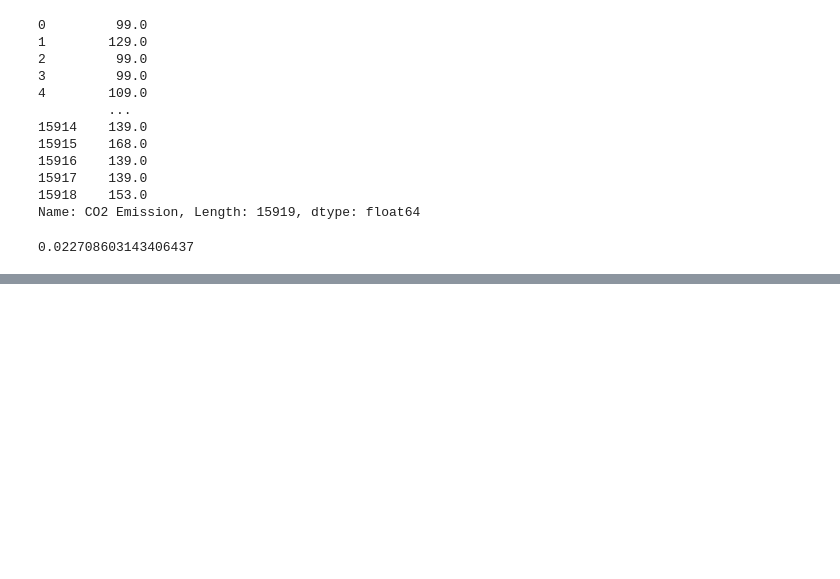
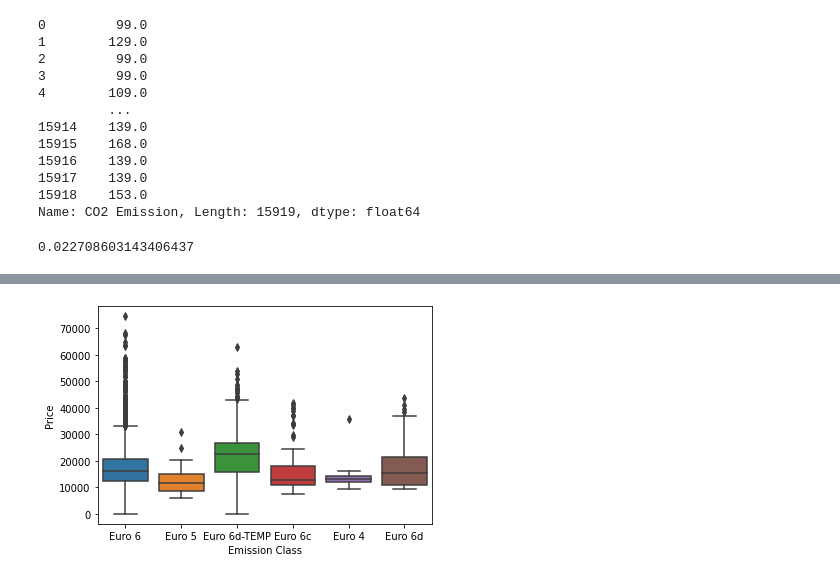
Before and after one commit to gulakkoc/My_Portfolio_Projects, a Jupyter notebook: Autoscout_EDA_Python/Autoscout_EDA.ipynb, the cells around one changed output, grey strips where cells are left out. Cells and saved outputs as stored; diff of their text form; code cells hidden in the pictures; blank space fills up the shorter version.

```diff
--- a/Autoscout_EDA_Python/Autoscout_EDA.ipynb
+++ b/Autoscout_EDA_Python/Autoscout_EDA.ipynb
@@ -122,6 +122,7 @@ df1.drop('Other Fuel Types', axis = 1, inplace = True)
 df1.drop('Availability', axis = 1, inplace = True)
 df1.drop('Last Timing Belt Service Date', axis = 1, inplace = True)
 df1.drop('Available from', axis = 1, inplace = True)
+df1.drop('Country version', axis = 1, inplace = True)
 # %% [markdown]
 <br>
 # %% [markdown]
@@ -1246,0 +1293,2 @@ Index(['Make_Model', 'Body_Type', 'Price', 'Vat_Deductible', 'Km',
+# %%
+df1['Emission Class'] = df1['Emission Class'].str[0].str.strip("\n")
@@ -1246,0 +1307,4 @@ Index(['Make_Model', 'Body_Type', 'Price', 'Vat_Deductible', 'Km',
+# %%
+sns.boxplot(df1['Emission Class'],df1.Price);
+# %% [output]
+[figure, added]
```
Also changed, not shown: parts of 54 cells of this notebook.
